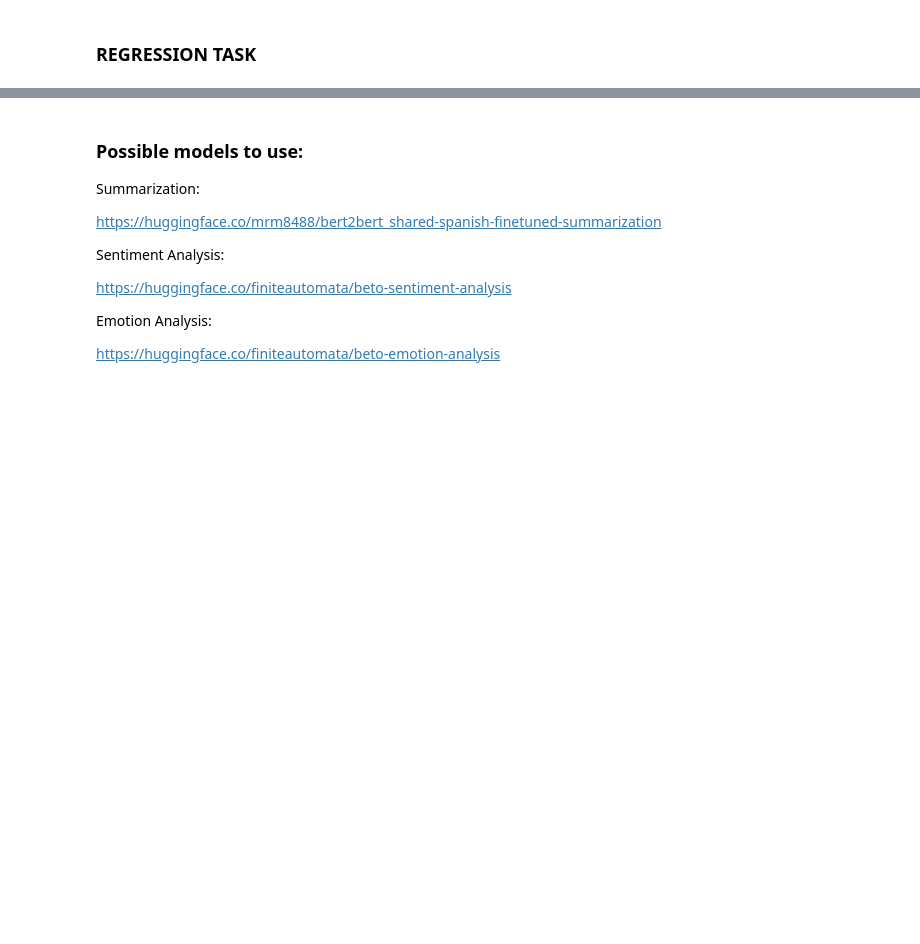
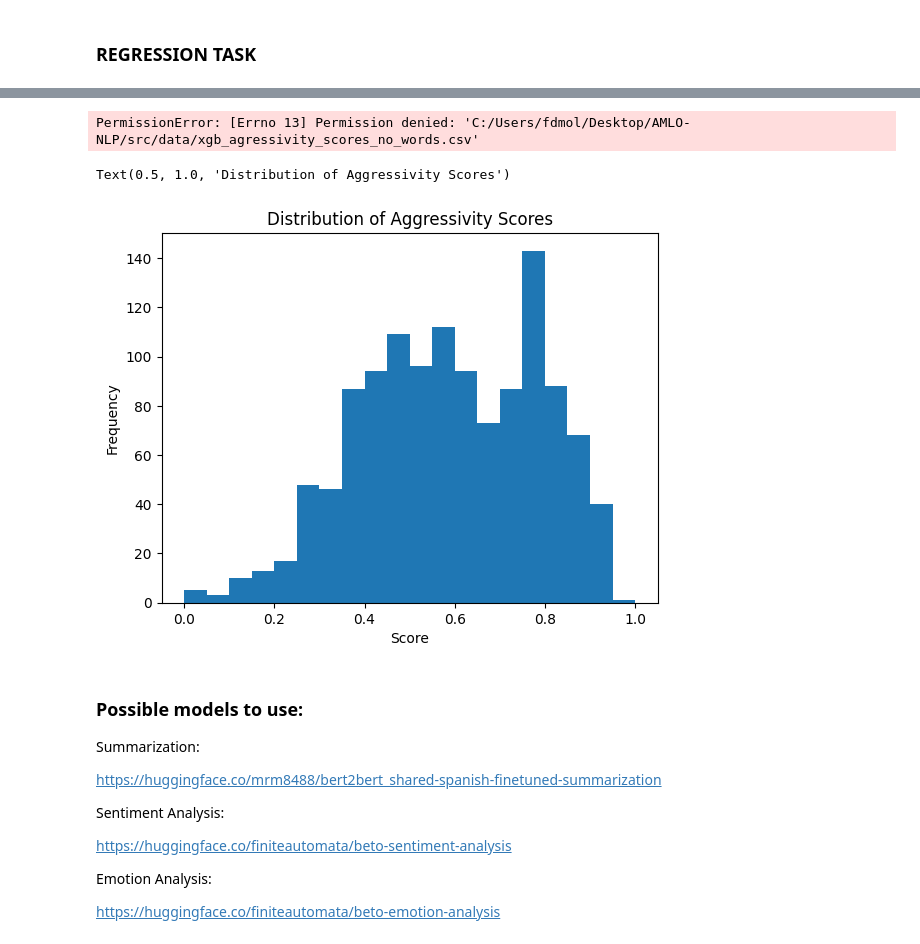
Before and after one commit to FedericoDM/AMLO-NLP, a Jupyter notebook: src/nlp_analyzer/nlp_amlo.ipynb, the cells around one changed output, grey strips where cells are left out. Saved outputs shown, nothing was run; the diff lists cells and outputs as text; code cells hidden in the pictures; blank space fills up the shorter version.

Commit message:
Prelim results done

```diff
--- a/src/nlp_analyzer/nlp_amlo.ipynb
+++ b/src/nlp_analyzer/nlp_amlo.ipynb
@@ -245,14 +395,18 @@ unseen_df = pd.DataFrame(data)
 # %%
-# Predict the labels for the unseen data
+def predict_xgboost(model, unseen_df, tfidf_vectorizer):
+    """
+    Predicts the labels for the unseen data
+    """
+    # Fit and transform the 'text' column
+    X_unseen = tfidf_vectorizer.fit_transform(unseen_df["text"])
 
-# Transform the new texts
-X_new = tfidf_vectorizer.transform(unseen_df["text"])
+    # Create the DMatrix
+    d_unseen = xgb.DMatrix(X_unseen)
 
-# Make predictions
-y_new = model.predict(X_new)
+    # Make predictions
+    y_unseen = model.predict(d_unseen)
 
-# Add the predictions to the DataFrame
-unseen_df["label"] = y_new
+    # Add the predictions to the DataFrame
+    unseen_df["score"] = y_unseen
 
-# Print the results
-unseen_df
+    return unseen_df
@@ -293,3 +521,26 @@ print(unseen_df.loc[unseen_df["label"] == 1, :])
+# %%
+# Remove text column
+complete_df = complete_df.drop("text", axis=1)
+
+# Save the results to a CSV file
+complete_df.to_csv(
+    "C:/Users/fdmol/Desktop/AMLO-NLP/src/data/xgb_agressivity_scores_no_words.csv",
+    index=False,
+)
+# %% [output]
+PermissionError: [Errno 13] Permission denied: 'C:/Users/fdmol/Desktop/AMLO-NLP/src/data/xgb_agressivity_scores_no_words.csv'
+# %%
+# Plot histogram of the scores
+
+import matplotlib.pyplot as plt
+
+plt.hist(complete_df["score"], bins=20)
+plt.xlabel("Score")
+plt.ylabel("Frequency")
+plt.title("Distribution of Aggressivity Scores")
+# %% [output]
+Text(0.5, 1.0, 'Distribution of Aggressivity Scores')
+[figure, added]
 # %% [markdown]
 ### Possible models to use:
 
```
Also changed, not shown: parts of 15 cells of this notebook, 2 other files.
